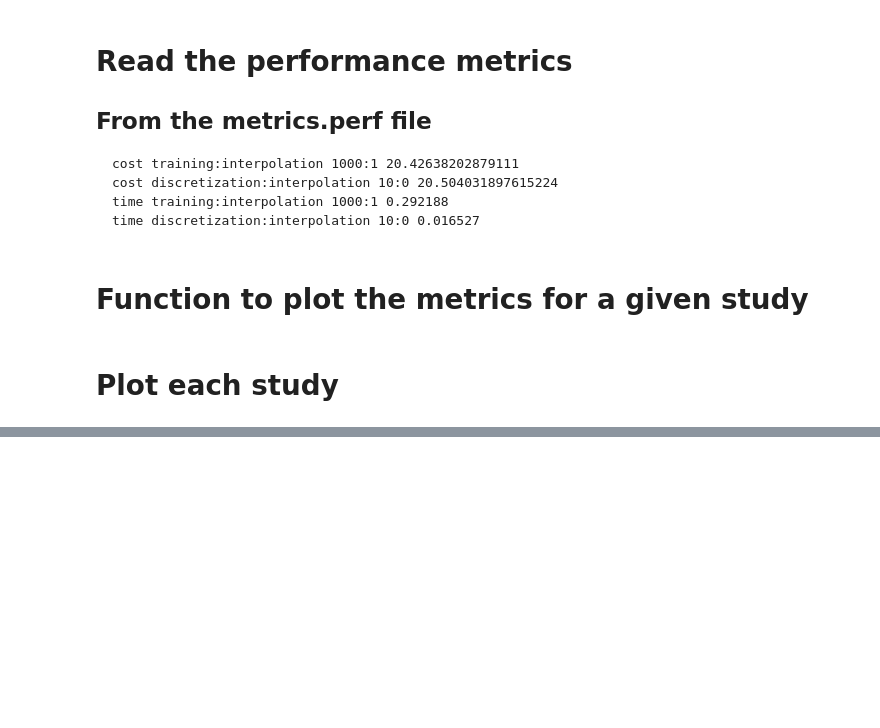
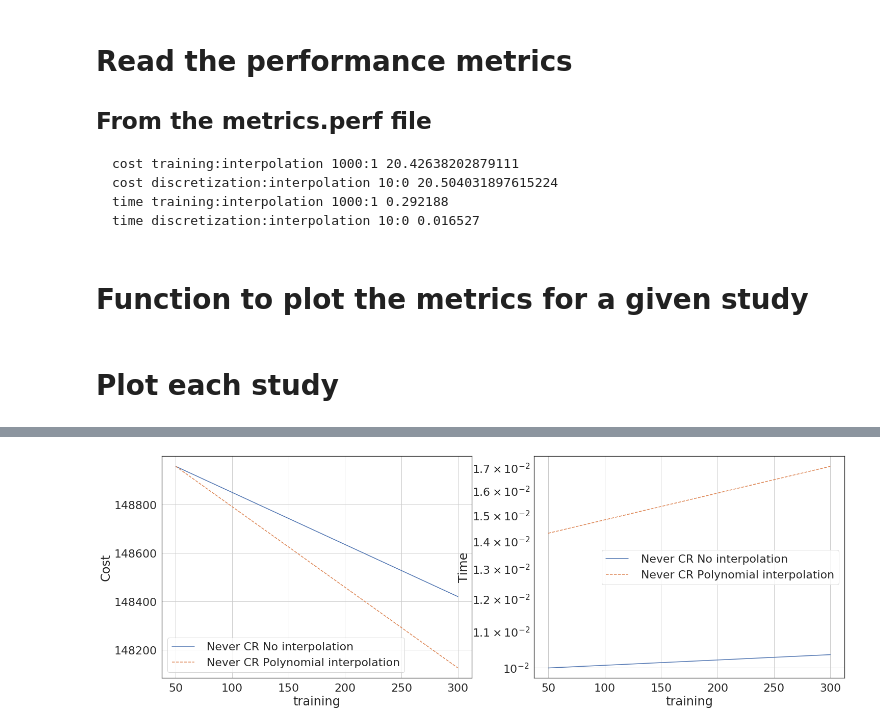
Before and after one commit to anagainaru/iSBatch, a Jupyter notebook: benchmarks/plot_metrics.ipynb, the cells around one changed output, grey strips where cells are left out. Cells and saved outputs as stored; diff of their text form; code cells hidden in the pictures; blank space fills up the shorter version.

```diff
--- a/benchmarks/plot_metrics.ipynb
+++ b/benchmarks/plot_metrics.ipynb
@@ -96,0 +131,5 @@ plot_study("training:checkpoint:interpolation")
+# %%
+plot_study("training:checkpoint:interpolation",
+           log=True, cost_limit=[140000, 150000])
+# %% [output]
+[figure, added]
```
Also changed, not shown: parts of 6 cells of this notebook, 6 other files.
